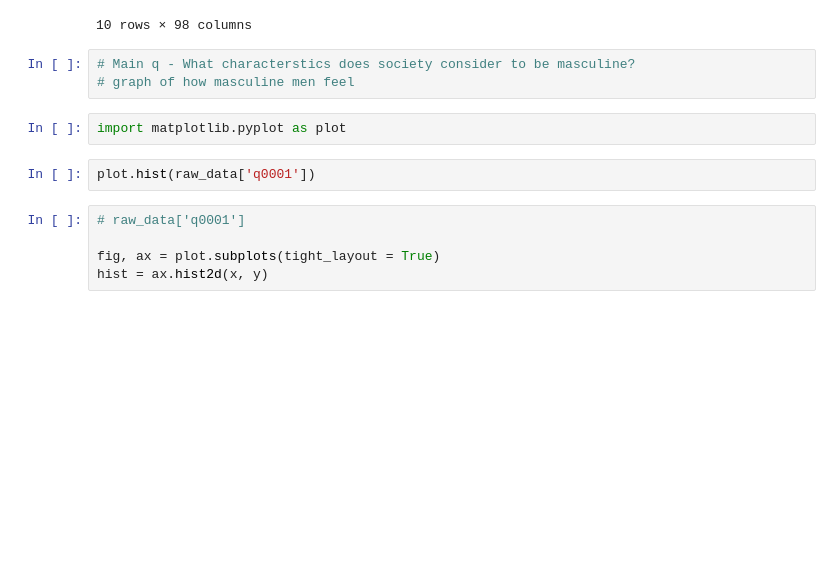
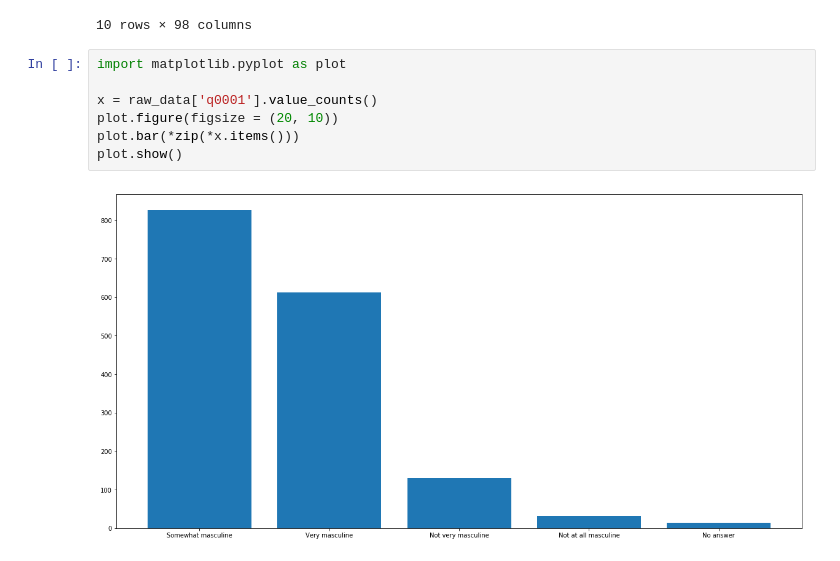
Before and after one commit to nated1028/CMSC320FinalProject, a Jupyter notebook: Final Project.ipynb, the cells around one changed output. Drawn from its saved outputs; the diff is of its cells as text; blank space fills up the shorter version.

```diff
--- a/Final Project.ipynb
+++ b/Final Project.ipynb
@@ -15,15 +15,12 @@ raw_data.head(10)
 | 8 | 9 | 5/10/18 11:00 | 5/10/18 11:07 | Very masculine | Not at all important | Father or father figure(s) | Not selected | Not selected | Not selected | ... |
 | 9 | 10 | 5/11/18 12:36 | 5/11/18 12:43 | Somewhat masculine | Somewhat important | Father or father figure(s) | Not selected | Not selected | Pop culture | ... |
 10 rows × 98 columns
-# %%
-# Main q - What characterstics does society consider to be masculine?
-# graph of how masculine men feel
-# %%
-import matplotlib.pyplot as plot
-# %%
-plot.hist(raw_data['q0001'])
-# %%
-# raw_data['q0001']
-
-fig, ax = plot.subplots(tight_layout = True)
-hist = ax.hist2d(x, y)
+# %%
+import matplotlib.pyplot as plot
+
+x = raw_data['q0001'].value_counts()
+plot.figure(figsize = (20, 10))
+plot.bar(*zip(*x.items()))
+plot.show()
+# %% [output]
+[figure, added]
```
Also changed, not shown: parts of 8 cells of this notebook.
